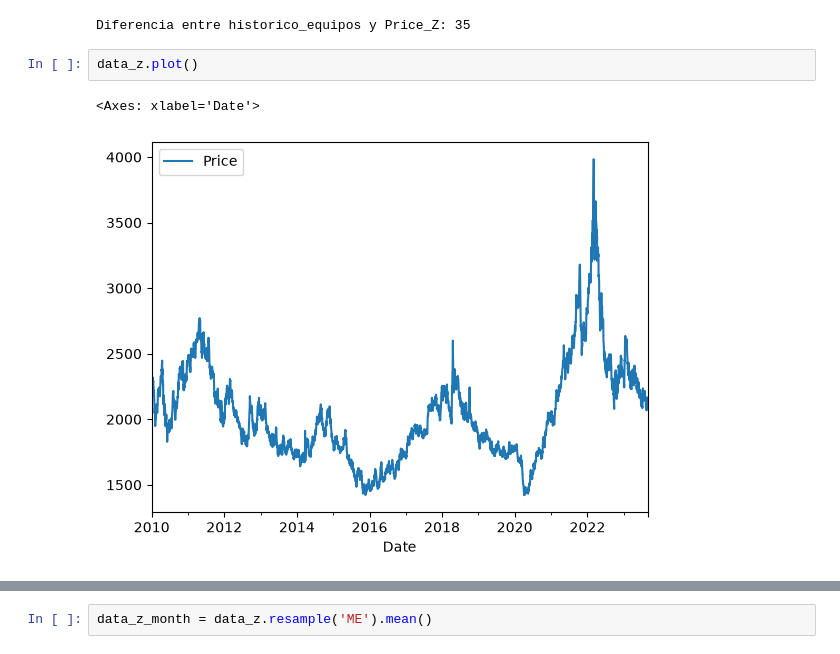
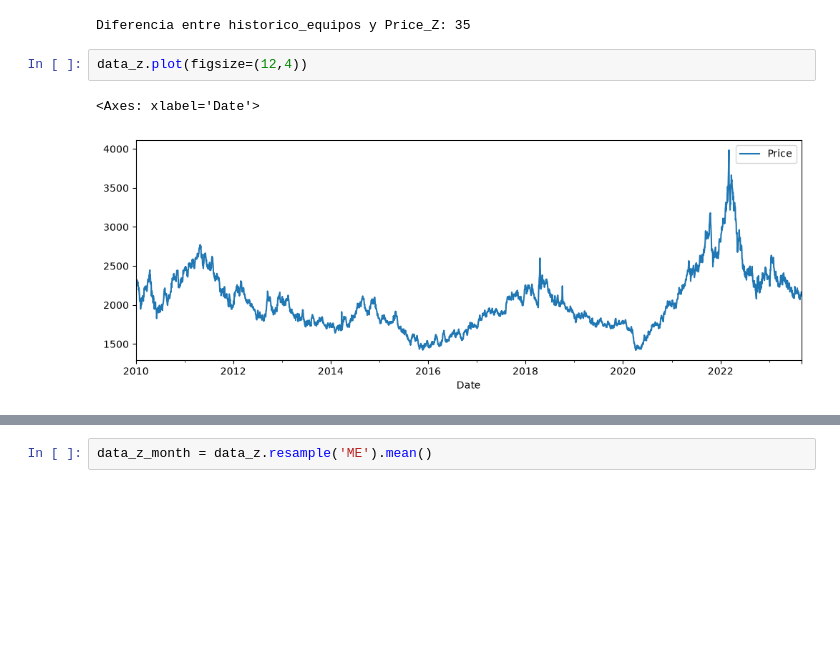
Before and after one commit to muerza/rag-operational-cost, a Jupyter notebook: Notebooks/eda.ipynb, the cells around one changed output, grey strips where cells are left out. Cells and saved outputs as stored; diff of their text form; blank space fills up the shorter version.

```diff
--- a/Notebooks/eda.ipynb
+++ b/Notebooks/eda.ipynb
@@ -296,7 +296,7 @@ print('Diferencia entre historico_equipos y Price_Z:',
 # %% [output]
 Diferencia entre historico_equipos y Price_Z: 35
 # %%
-data_z.plot()
+data_z.plot(figsize=(12,4))
 # %% [output]
 <Axes: xlabel='Date'>
-[figure, old version]
+[figure, new version]
```
Also changed, not shown: parts of 10 cells of this notebook, 5 other files.
